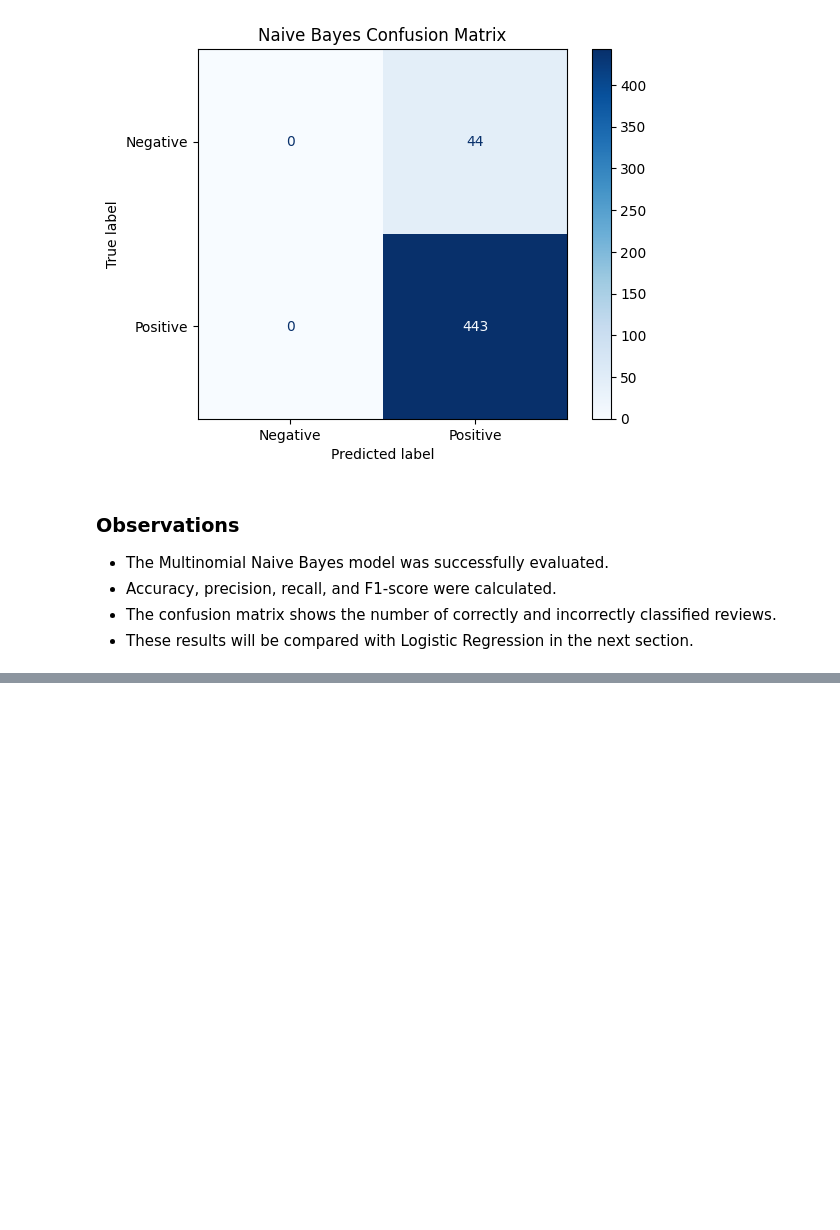
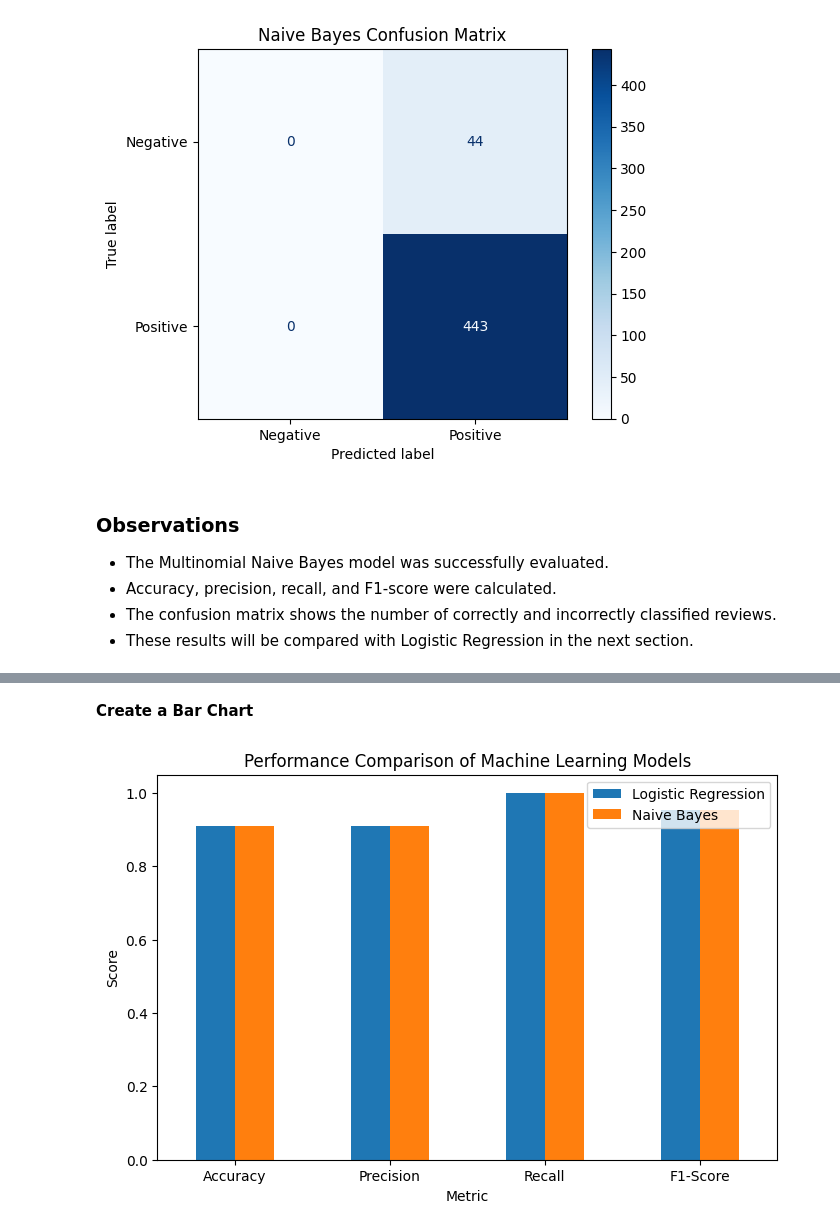
Before and after one commit to TahaBhatti786/Sentiment-Analysis-of-Product-Reviews, a Jupyter notebook: notebooks/sentiment_analysis.ipynb, the cells around one changed output, grey strips where cells are left out. Cells and saved outputs as stored; diff of their text form; code cells hidden in the pictures; blank space fills up the shorter version.

Commit message:
Compare Logistic Regression and Naive Bayes models

```diff
--- a/notebooks/sentiment_analysis.ipynb
+++ b/notebooks/sentiment_analysis.ipynb
@@ -1228,0 +1233,18 @@ plt.show()
+# %%
+comparison_df = pd.DataFrame({
+    "Metric": ["Accuracy", "Precision", "Recall", "F1-Score"],
+    "Logistic Regression": [
+        accuracy,
+        precision,
+        recall,
+        f1
+    ],
+    "Naive Bayes": [
+        accuracy_nb,
+        precision_nb,
+        recall_nb,
+        f1_nb
+    ]
+})
+
+comparison_df
@@ -1228,0 +1259,4 @@ plt.show()
+# %%
+comparison_df.iloc[:, 1:] = comparison_df.iloc[:, 1:].round(4)
+
+comparison_df
@@ -1228,0 +1269,15 @@ plt.show()
+# %% [markdown]
+**Create a Bar Chart**
+# %%
+comparison_df.set_index("Metric").plot(
+    kind="bar",
+    figsize=(8,5)
+)
+
+plt.title("Performance Comparison of Machine Learning Models")
+plt.ylabel("Score")
+plt.xticks(rotation=0)
+
+plt.show()
+# %% [output]
+[figure, added]
```
Also changed, not shown: parts of 10 cells of this notebook, 1 other file.
